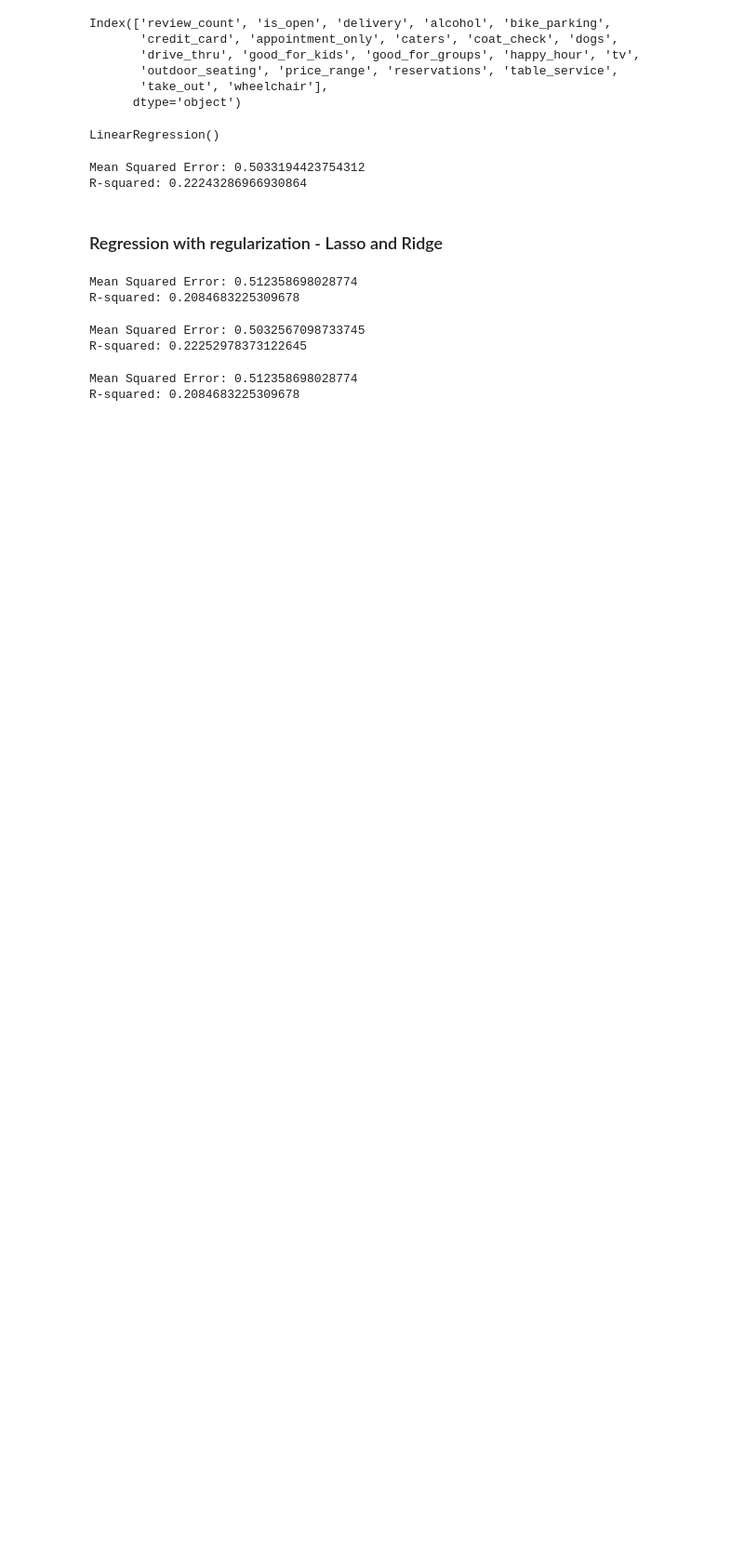
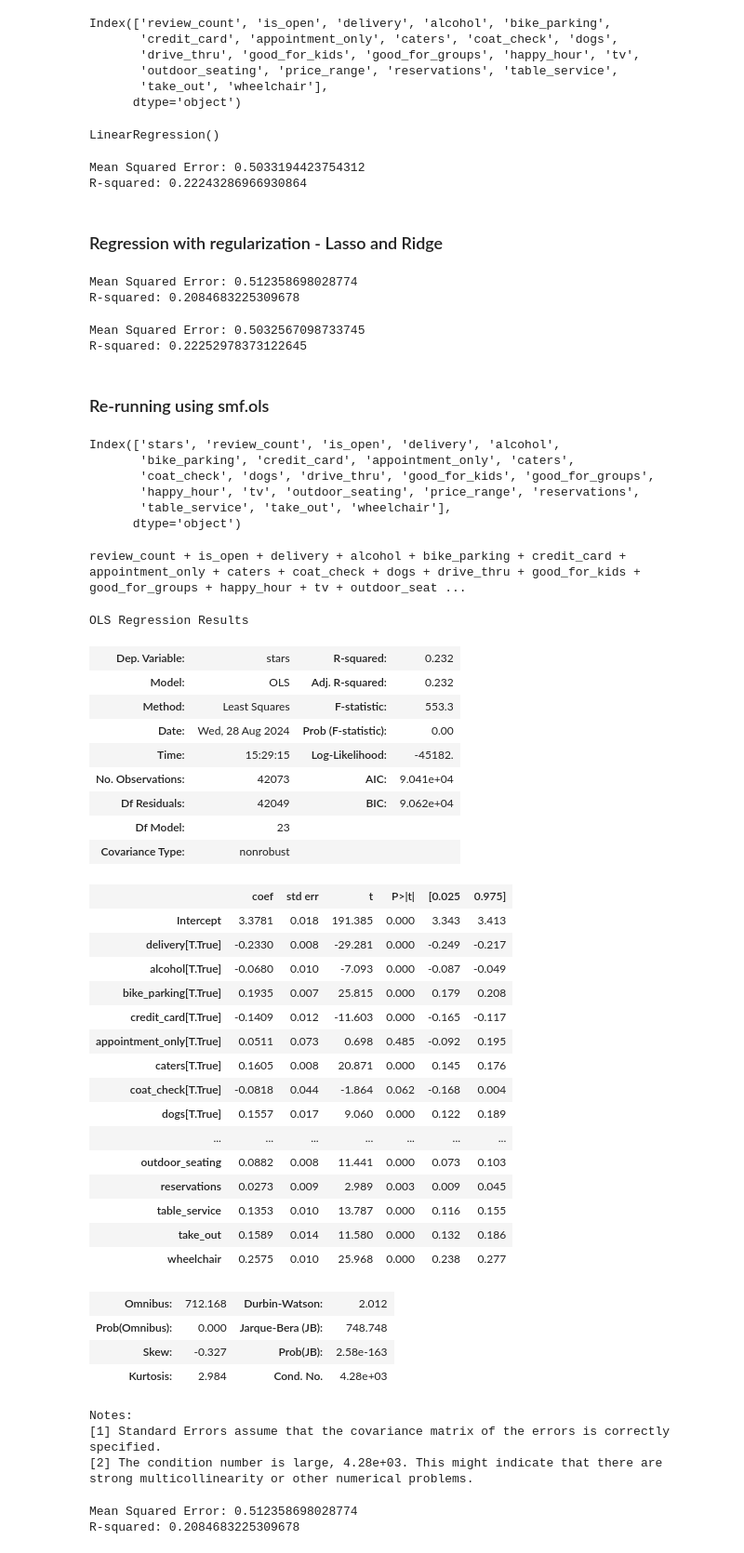
Before and after one commit to Dimasaur/scorecast, a Jupyter notebook: notebooks/restaurants_eda_dima.ipynb, the cells around one changed output. Shown: that part at 93% size. Saved outputs shown, nothing was run; the diff lists cells and outputs as text; code cells hidden in the pictures; blank space fills up the shorter version.

Commit message:
re run linear regression with statsmodels library, gives rsquare of 0.23

```diff
--- a/notebooks/restaurants_eda_dima.ipynb
+++ b/notebooks/restaurants_eda_dima.ipynb
@@ -230,6 +244,61 @@ print(f"R-squared: {r2}")
 # %% [output]
 Mean Squared Error: 0.5032567098733745
 R-squared: 0.22252978373122645
+# %% [markdown]
+### Re-running using smf.ols
+# %%
+corr_features_cleaned.columns
+# %% [output]
+Index(['stars', 'review_count', 'is_open', 'delivery', 'alcohol',
+       'bike_parking', 'credit_card', 'appointment_only', 'caters',
+       'coat_check', 'dogs', 'drive_thru', 'good_for_kids', 'good_for_groups',
+       'happy_hour', 'tv', 'outdoor_seating', 'price_range', 'reservations',
+       'table_service', 'take_out', 'wheelchair'],
+      dtype='object')
+# %%
+formula = " + ".join(corr_features_cleaned.drop(columns='stars').columns)
+print(formula)
+# %% [output]
+review_count + is_open + delivery + alcohol + bike_parking + credit_card + appointment_only + caters + coat_check + dogs + drive_thru + good_for_kids + good_for_groups + happy_hour + tv + outdoor_seat ...
+# %%
+lin_model_ols = smf.ols(formula = f"stars ~ {formula}",data=corr_features_cleaned).fit()
+# %%
+lin_model_ols.summary()
+# %% [output]
+OLS Regression Results
+| Dep. Variable: | stars | R-squared: | 0.232 |
+| Model: | OLS | Adj. R-squared: | 0.232 |
+| Method: | Least Squares | F-statistic: | 553.3 |
+| Date: | Wed, 28 Aug 2024 | Prob (F-statistic): | 0.00 |
+| Time: | 15:29:15 | Log-Likelihood: | -45182. |
+| No. Observations: | 42073 | AIC: | 9.041e+04 |
+| Df Residuals: | 42049 | BIC: | 9.062e+04 |
+| Df Model: | 23 |  |  |
+| Covariance Type: | nonrobust |  |  |
+|  | coef | std err | t | P>|t| | [0.025 | 0.975] |
+| Intercept | 3.3781 | 0.018 | 191.385 | 0.000 | 3.343 | 3.413 |
+| delivery[T.True] | -0.2330 | 0.008 | -29.281 | 0.000 | -0.249 | -0.217 |
+| alcohol[T.True] | -0.0680 | 0.010 | -7.093 | 0.000 | -0.087 | -0.049 |
+| bike_parking[T.True] | 0.1935 | 0.007 | 25.815 | 0.000 | 0.179 | 0.208 |
+| credit_card[T.True] | -0.1409 | 0.012 | -11.603 | 0.000 | -0.165 | -0.117 |
+| appointment_only[T.True] | 0.0511 | 0.073 | 0.698 | 0.485 | -0.092 | 0.195 |
+| caters[T.True] | 0.1605 | 0.008 | 20.871 | 0.000 | 0.145 | 0.176 |
+| coat_check[T.True] | -0.0818 | 0.044 | -1.864 | 0.062 | -0.168 | 0.004 |
+| dogs[T.True] | 0.1557 | 0.017 | 9.060 | 0.000 | 0.122 | 0.189 |
+| ... | ... | ... | ... | ... | ... | ... |
+| outdoor_seating | 0.0882 | 0.008 | 11.441 | 0.000 | 0.073 | 0.103 |
+| reservations | 0.0273 | 0.009 | 2.989 | 0.003 | 0.009 | 0.045 |
+| table_service | 0.1353 | 0.010 | 13.787 | 0.000 | 0.116 | 0.155 |
+| take_out | 0.1589 | 0.014 | 11.580 | 0.000 | 0.132 | 0.186 |
+| wheelchair | 0.2575 | 0.010 | 25.968 | 0.000 | 0.238 | 0.277 |
+| Omnibus: | 712.168 | Durbin-Watson: | 2.012 |
+| Prob(Omnibus): | 0.000 | Jarque-Bera (JB): | 748.748 |
+| Skew: | -0.327 | Prob(JB): | 2.58e-163 |
+| Kurtosis: | 2.984 | Cond. No. | 4.28e+03 |
+Notes:
+[1] Standard Errors assume that the covariance matrix of the errors is correctly specified.
+[2] The condition number is large, 4.28e+03. This might indicate that there are
+strong multicollinearity or other numerical problems.
 # %%
 # %% [output]
 Mean Squared Error: 0.512358698028774
```
Also changed, not shown: parts of 2 cells of this notebook.
